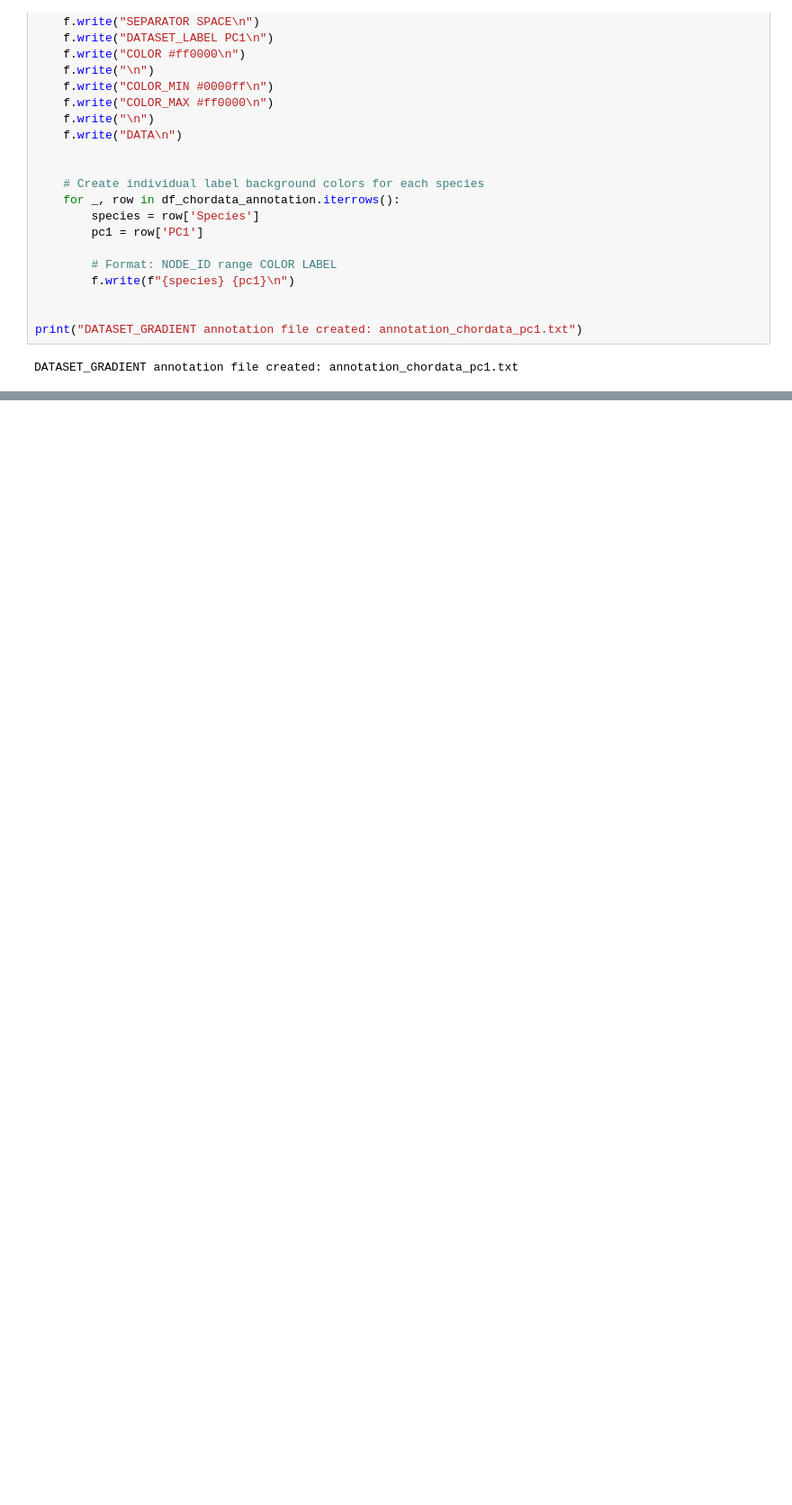
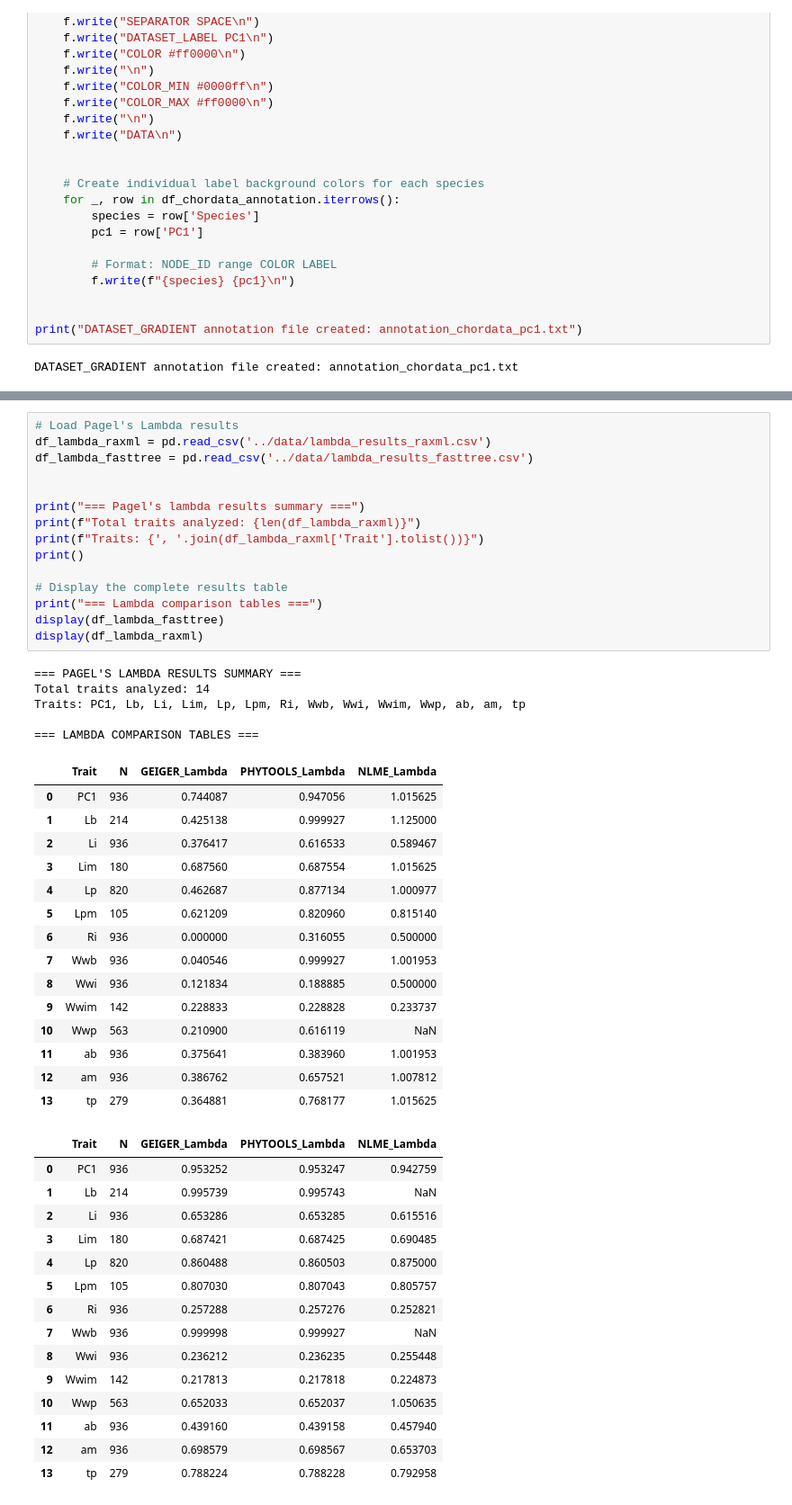
Before and after one commit to lululrm/Kermit-internship, a Jupyter notebook: notebooks/phylogenetic_tree.ipynb, the cells around one changed output, grey strips where cells are left out. Shown: that part at 90% size. Saved outputs shown, nothing was run; the diff lists cells and outputs as text; blank space fills up the shorter version.

Commit message:
Pagel's lambda analysis

```diff
--- a/notebooks/phylogenetic_tree.ipynb
+++ b/notebooks/phylogenetic_tree.ipynb
@@ -320,0 +337,51 @@ DATASET_GRADIENT annotation file created: annotation_chordata_pc1.txt
+# %%
+# Load Pagel's Lambda results
+df_lambda_raxml = pd.read_csv('../data/lambda_results_raxml.csv')
+df_lambda_fasttree = pd.read_csv('../data/lambda_results_fasttree.csv')
+
+
+print("=== Pagel's lambda results summary ===")
+print(f"Total traits analyzed: {len(df_lambda_raxml)}")
+print(f"Traits: {', '.join(df_lambda_raxml['Trait'].tolist())}")
+print()
+
+# Display the complete results table
+print("=== Lambda comparison tables ===")
+display(df_lambda_fasttree)
+display(df_lambda_raxml)
+# %% [output]
+=== PAGEL'S LAMBDA RESULTS SUMMARY ===
+Total traits analyzed: 14
+Traits: PC1, Lb, Li, Lim, Lp, Lpm, Ri, Wwb, Wwi, Wwim, Wwp, ab, am, tp
+
+=== LAMBDA COMPARISON TABLES ===
+|  | Trait | N | GEIGER_Lambda | PHYTOOLS_Lambda | NLME_Lambda |
+| 0 | PC1 | 936 | 0.744087 | 0.947056 | 1.015625 |
+| 1 | Lb | 214 | 0.425138 | 0.999927 | 1.125000 |
+| 2 | Li | 936 | 0.376417 | 0.616533 | 0.589467 |
+| 3 | Lim | 180 | 0.687560 | 0.687554 | 1.015625 |
+| 4 | Lp | 820 | 0.462687 | 0.877134 | 1.000977 |
+| 5 | Lpm | 105 | 0.621209 | 0.820960 | 0.815140 |
+| 6 | Ri | 936 | 0.000000 | 0.316055 | 0.500000 |
+| 7 | Wwb | 936 | 0.040546 | 0.999927 | 1.001953 |
+| 8 | Wwi | 936 | 0.121834 | 0.188885 | 0.500000 |
+| 9 | Wwim | 142 | 0.228833 | 0.228828 | 0.233737 |
+| 10 | Wwp | 563 | 0.210900 | 0.616119 | NaN |
+| 11 | ab | 936 | 0.375641 | 0.383960 | 1.001953 |
+| 12 | am | 936 | 0.386762 | 0.657521 | 1.007812 |
+| 13 | tp | 279 | 0.364881 | 0.768177 | 1.015625 |
+|  | Trait | N | GEIGER_Lambda | PHYTOOLS_Lambda | NLME_Lambda |
+| 0 | PC1 | 936 | 0.953252 | 0.953247 | 0.942759 |
+| 1 | Lb | 214 | 0.995739 | 0.995743 | NaN |
+| 2 | Li | 936 | 0.653286 | 0.653285 | 0.615516 |
+| 3 | Lim | 180 | 0.687421 | 0.687425 | 0.690485 |
+| 4 | Lp | 820 | 0.860488 | 0.860503 | 0.875000 |
+| 5 | Lpm | 105 | 0.807030 | 0.807043 | 0.805757 |
+| 6 | Ri | 936 | 0.257288 | 0.257276 | 0.252821 |
+| 7 | Wwb | 936 | 0.999998 | 0.999927 | NaN |
+| 8 | Wwi | 936 | 0.236212 | 0.236235 | 0.255448 |
+| 9 | Wwim | 142 | 0.217813 | 0.217818 | 0.224873 |
+| 10 | Wwp | 563 | 0.652033 | 0.652037 | 1.050635 |
+| 11 | ab | 936 | 0.439160 | 0.439158 | 0.457940 |
+| 12 | am | 936 | 0.698579 | 0.698567 | 0.653703 |
+| 13 | tp | 279 | 0.788224 | 0.788228 | 0.792958 |
```
Also changed, not shown: parts of 2 cells of this notebook, 14 other files.
